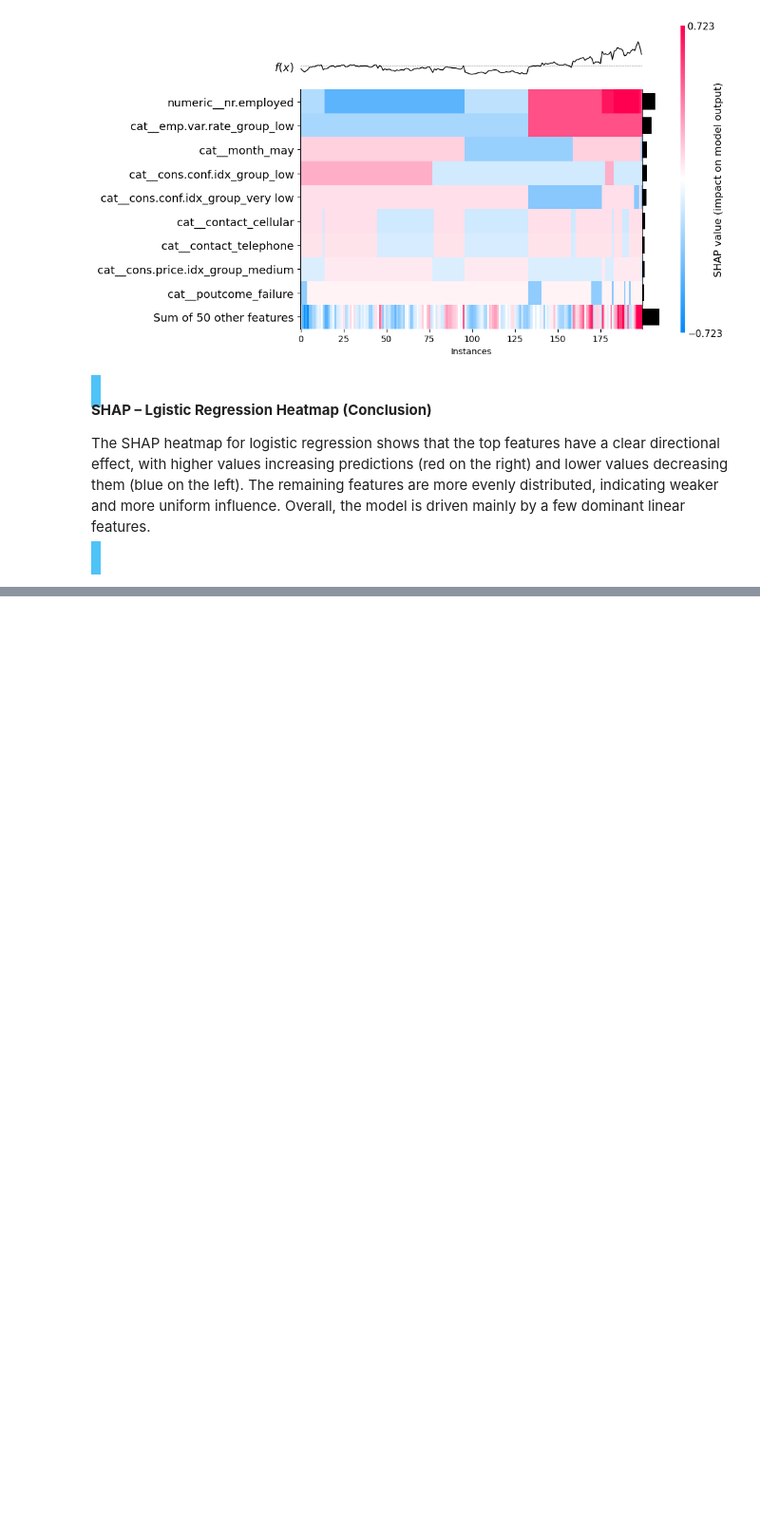
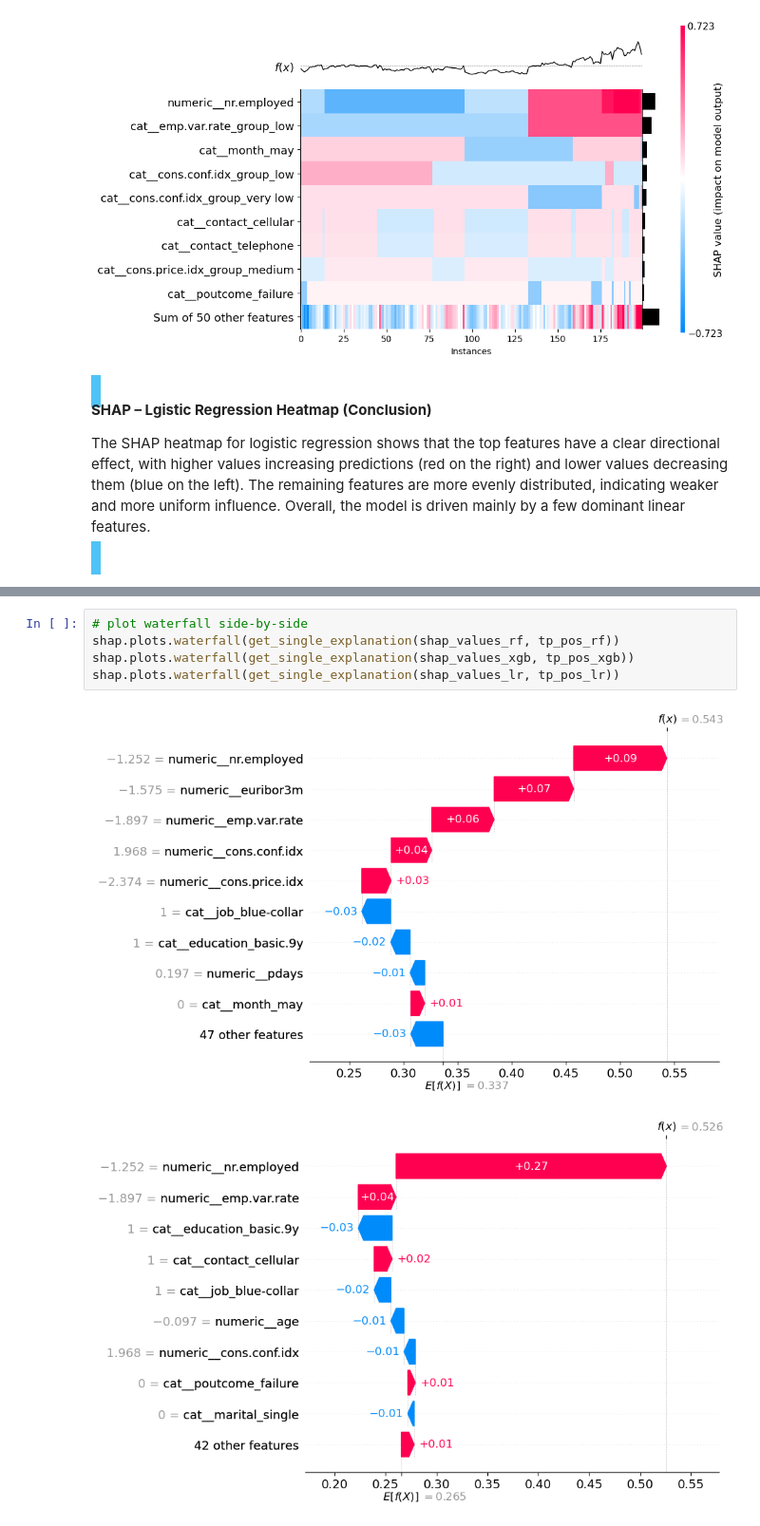
Before and after one commit to Maxstef/bank-deposit-prediction, a Jupyter notebook: notebooks/04_model_analysis.ipynb, the cells around one changed output, grey strips where cells are left out. Shown at 95% size. Cells and saved outputs as stored; diff of their text form; blank space fills up the shorter version.

```diff
--- a/notebooks/04_model_analysis.ipynb
+++ b/notebooks/04_model_analysis.ipynb
@@ -415,0 +540,8 @@ The SHAP heatmap for logistic regression shows that the top features have a clea
+# %%
+# plot waterfall side-by-side
+shap.plots.waterfall(get_single_explanation(shap_values_rf, tp_pos_rf))
+shap.plots.waterfall(get_single_explanation(shap_values_xgb, tp_pos_xgb))
+shap.plots.waterfall(get_single_explanation(shap_values_lr, tp_pos_lr))
+# %% [output]
+[figure, added]
+[figure, added]
```
Also changed, not shown: parts of 21 cells of this notebook, 1 other file.
